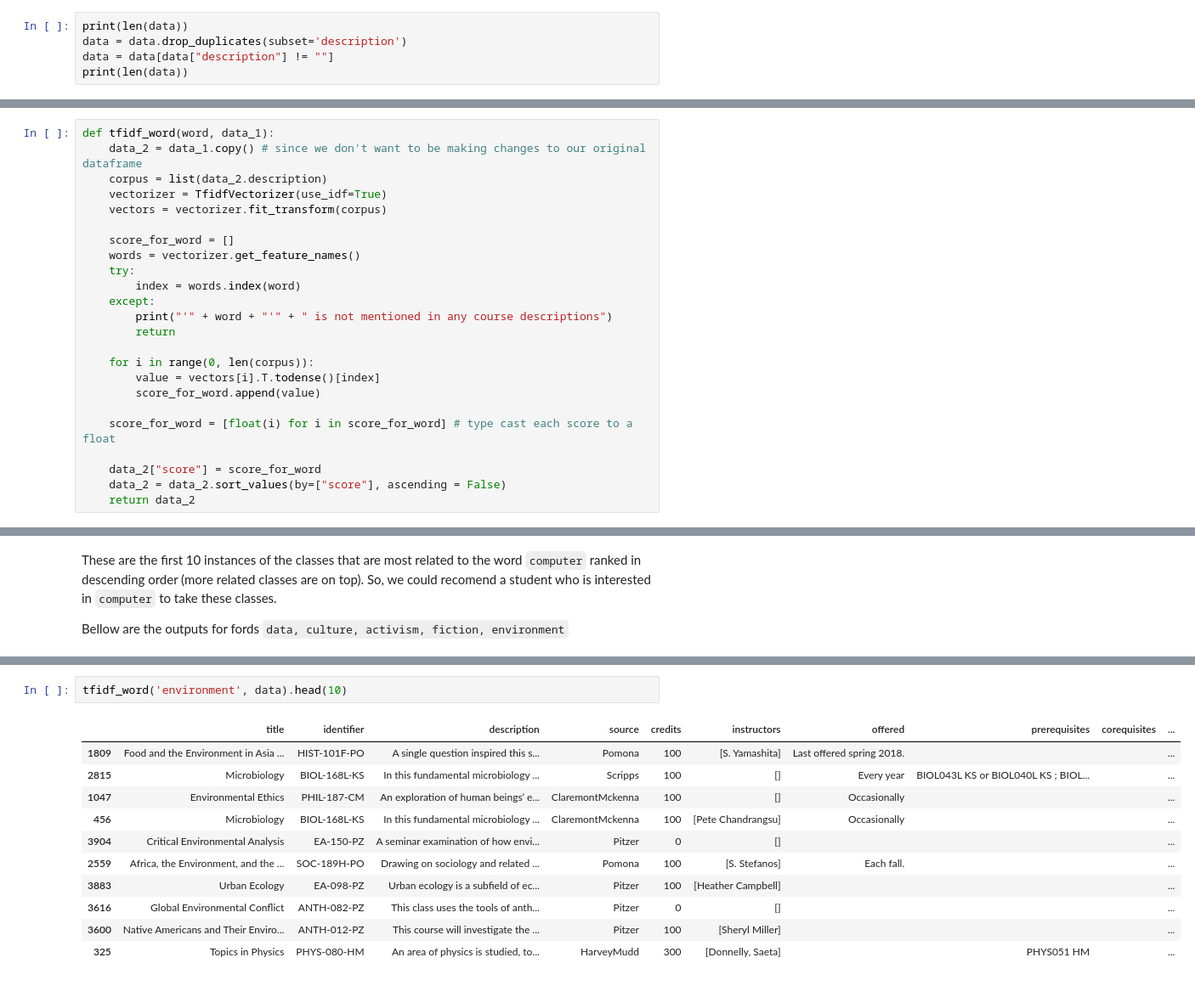
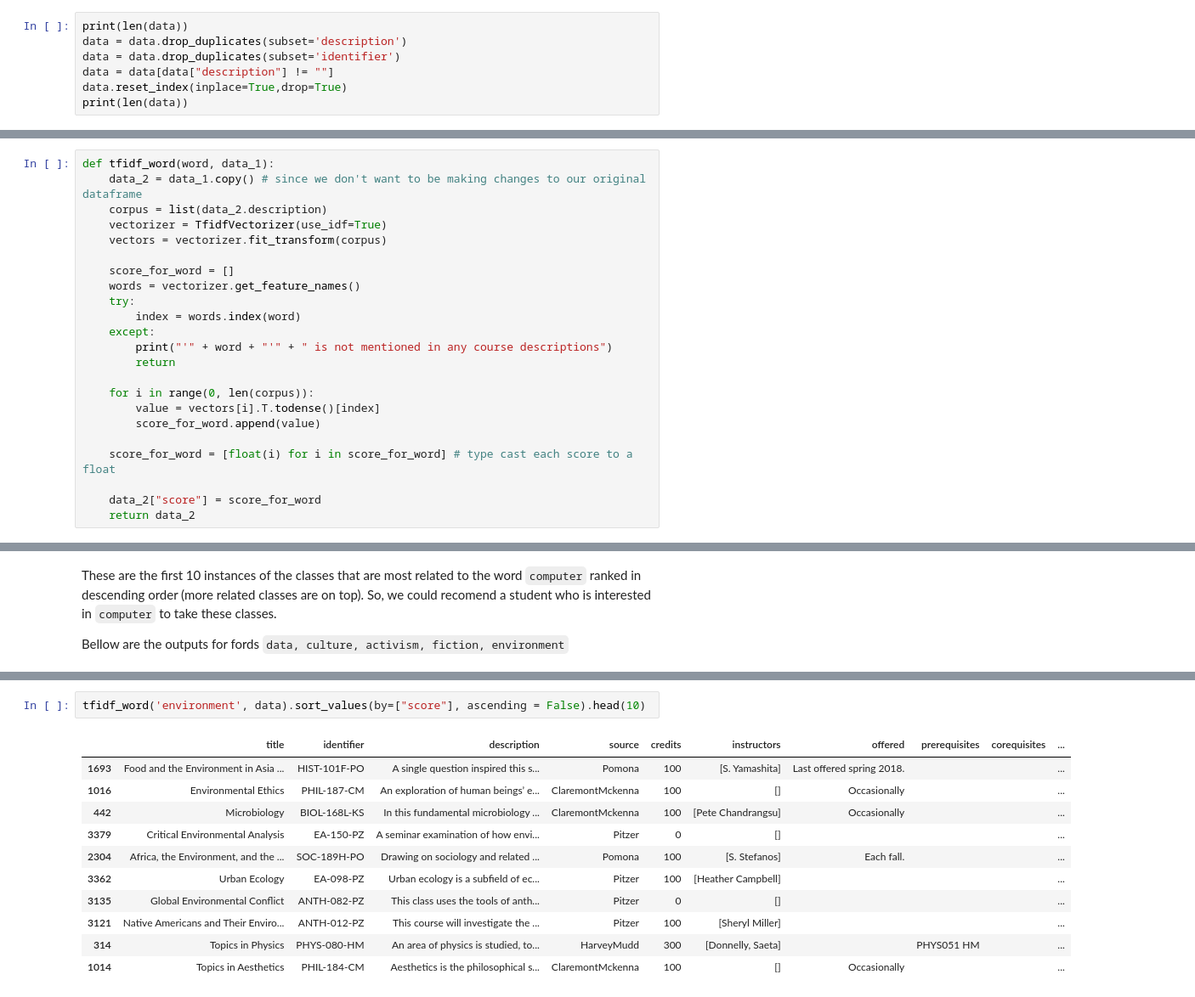
Before and after one commit to p-ai-org/p-recommender, a Jupyter notebook: data-science/alex.ipynb, the cells around one changed output, grey strips where cells are left out. Shown: that part at 85% size. Cells and saved outputs as stored; diff of their text form.

```diff
--- a/data-science/alex.ipynb
+++ b/data-science/alex.ipynb
@@ -31,7 +31,9 @@ There are also rows with empty descriptions, which are not helpful
 # %%
 print(len(data))
 data = data.drop_duplicates(subset='description')
+data = data.drop_duplicates(subset='identifier')
 data = data[data["description"] != ""]
+data.reset_index(inplace=True,drop=True)
 print(len(data))
 # %% [output]
 4443
@@ -114,7 +113,6 @@ def tfidf_word(word, data_1):
     score_for_word = [float(i) for i in score_for_word] # type cast each score to a float
 
     data_2["score"] = score_for_word
-    data_2 = data_2.sort_values(by=["score"], ascending = False)
     return data_2
 # %% [markdown]
 For example, let's say we are interested in ranking all of the classes based on the word `computer`:
@@ -196,17 +194,17 @@ tfidf_word('fiction', data).head(10)
 # %%
-tfidf_word('environment', data).head(10)
+tfidf_word('environment', data).sort_values(by=["score"], ascending = False).head(10)
 # %% [output]
 |  | title | identifier | description | source | credits | instructors | offered | prerequisites | corequisites | ... |
-| 1809 | Food and the Environment in Asia ... | HIST-101F-PO | A single question inspired this s... | Pomona | 100 | [S. Yamashita] | Last offered spring 2018. |  |  | ... |
-| 2815 | Microbiology | BIOL-168L-KS | In this fundamental microbiology ... | Scripps | 100 | [] | Every year | BIOL043L KS or BIOL040L KS ; BIOL... |  | ... |
-| 1047 | Environmental Ethics | PHIL-187-CM | An exploration of human beings’ e... | ClaremontMckenna | 100 | [] | Occasionally |  |  | ... |
-| 456 | Microbiology | BIOL-168L-KS | In this fundamental microbiology ... | ClaremontMckenna | 100 | [Pete Chandrangsu] | Occasionally |  |  | ... |
-| 3904 | Critical Environmental Analysis | EA-150-PZ | A seminar examination of how envi... | Pitzer | 0 | [] |  |  |  | ... |
-| 2559 | Africa, the Environment, and the ... | SOC-189H-PO | Drawing on sociology and related ... | Pomona | 100 | [S. Stefanos] | Each fall. |  |  | ... |
-| 3883 | Urban Ecology | EA-098-PZ | Urban ecology is a subfield of ec... | Pitzer | 100 | [Heather Campbell] |  |  |  | ... |
-| 3616 | Global Environmental Conflict | ANTH-082-PZ | This class uses the tools of anth... | Pitzer | 0 | [] |  |  |  | ... |
-| 3600 | Native Americans and Their Enviro... | ANTH-012-PZ | This course will investigate the ... | Pitzer | 100 | [Sheryl Miller] |  |  |  | ... |
-| 325 | Topics in Physics | PHYS-080-HM | An area of physics is studied, to... | HarveyMudd | 300 | [Donnelly, Saeta] |  | PHYS051 HM |  | ... |
+| 1693 | Food and the Environment in Asia ... | HIST-101F-PO | A single question inspired this s... | Pomona | 100 | [S. Yamashita] | Last offered spring 2018. |  |  | ... |
+| 1016 | Environmental Ethics | PHIL-187-CM | An exploration of human beings’ e... | ClaremontMckenna | 100 | [] | Occasionally |  |  | ... |
+| 442 | Microbiology | BIOL-168L-KS | In this fundamental microbiology ... | ClaremontMckenna | 100 | [Pete Chandrangsu] | Occasionally |  |  | ... |
+| 3379 | Critical Environmental Analysis | EA-150-PZ | A seminar examination of how envi... | Pitzer | 0 | [] |  |  |  | ... |
+| 2304 | Africa, the Environment, and the ... | SOC-189H-PO | Drawing on sociology and related ... | Pomona | 100 | [S. Stefanos] | Each fall. |  |  | ... |
+| 3362 | Urban Ecology | EA-098-PZ | Urban ecology is a subfield of ec... | Pitzer | 100 | [Heather Campbell] |  |  |  | ... |
+| 3135 | Global Environmental Conflict | ANTH-082-PZ | This class uses the tools of anth... | Pitzer | 0 | [] |  |  |  | ... |
+| 3121 | Native Americans and Their Enviro... | ANTH-012-PZ | This course will investigate the ... | Pitzer | 100 | [Sheryl Miller] |  |  |  | ... |
+| 314 | Topics in Physics | PHYS-080-HM | An area of physics is studied, to... | HarveyMudd | 300 | [Donnelly, Saeta] |  | PHYS051 HM |  | ... |
+| 1014 | Topics in Aesthetics | PHIL-184-CM | Aesthetics is the philosophical s... | ClaremontMckenna | 100 | [] | Occasionally |  |  | ... |
 # %% [markdown]
 ### Rank classes based on a given class
 `tfidf_id(id, data)` will take in a identifier of some course (i.e. "PHIL-187-CM") and return courses that are most similar to the givern course. To do it, we will look at which words ranked highest for the given class and find other classes where same word also ranked highest.
```
Also changed, not shown: parts of 19 cells of this notebook.
